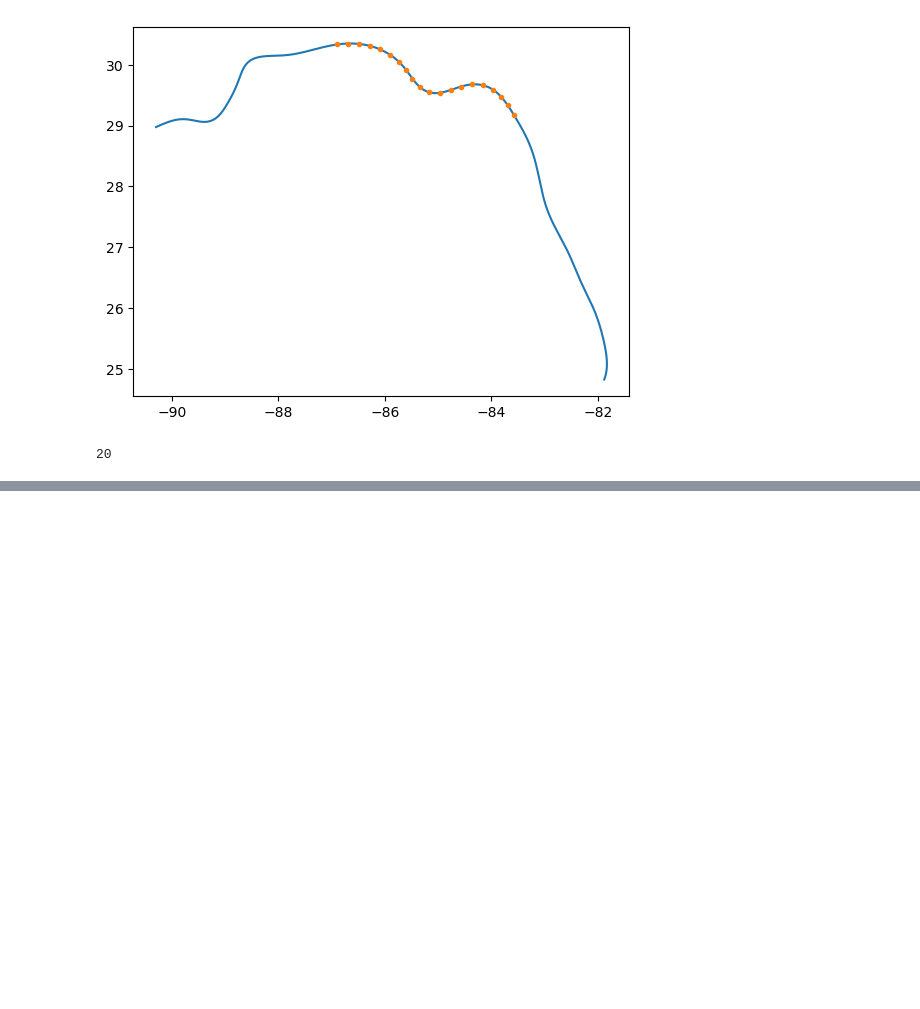
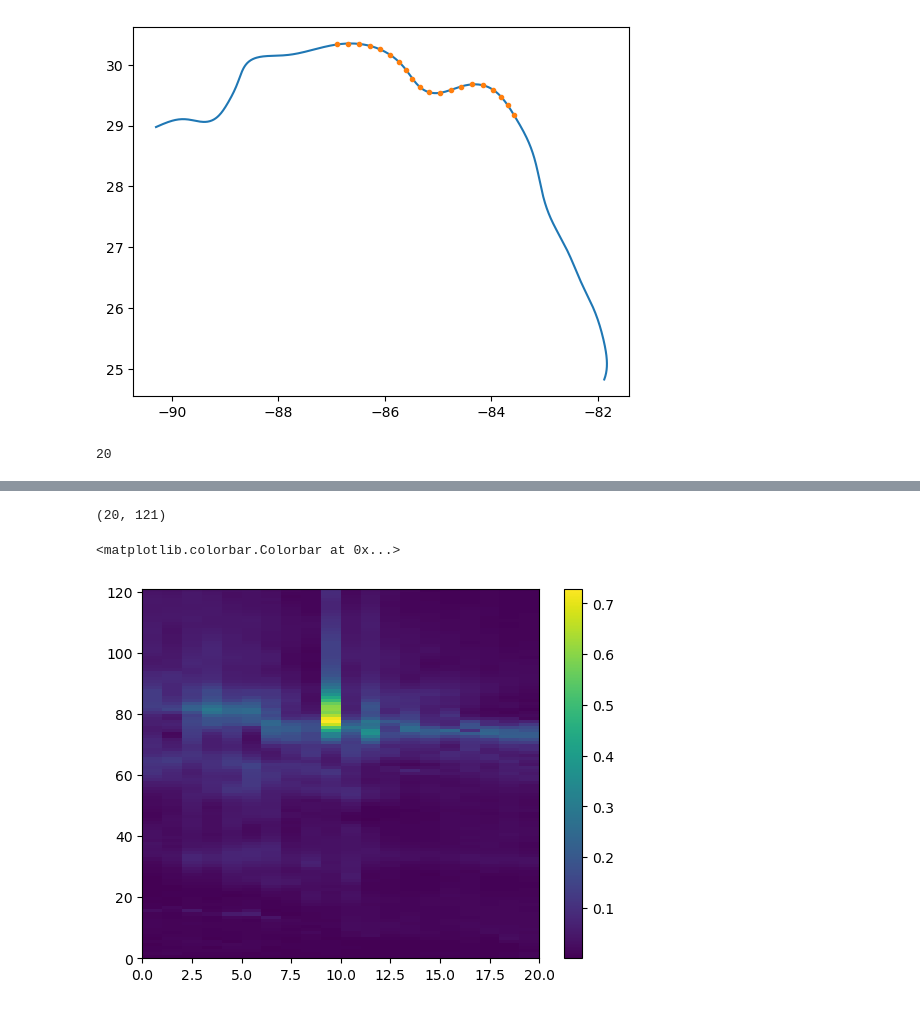
Before and after one commit to csherwood-usgs/NOPP_comparison, a Jupyter notebook: extract_eflux_on_contour.ipynb, the cells around one changed output, grey strips where cells are left out. Cells and saved outputs as stored; diff of their text form; code cells hidden in the pictures; blank space fills up the shorter version.

```diff
--- a/extract_eflux_on_contour.ipynb
+++ b/extract_eflux_on_contour.ipynb
@@ -95,10 +101,3 @@ def haversine(lon1, lat1, lon2, lat2, radius=6371.):
     c = 2 * np.arcsin(np.sqrt(a))
     km = radius * c
     return km
-# %%
-from scipy.spatial.distance import cdist
-from scipy.interpolate import interp2d
-
-for contour_point in contour_points:
-    clat, clon = contour_point
-    dists = haversine( clon, clat, np.ravel(df_his['lon_rho'].values), np.ravel(df_his['lat_rho'].values))
@@ -191,8 +103,0 @@ Coordinates:
-# %%
-# Calculate the along-contour distance
-contour_dist = np.zeros_like(contour15sp[:,0])
-for i in np.arange(2, len(contour15sp)):
-    contour_dist[i] = contour_dist[i-1] + \
-        haversine(contour15sp[i-1,1], contour15sp[i-1,0], contour15sp[i,1], contour15sp[i,0])
-
-print('contour15sp spacing: mean {:.1f}, min {:.1f} max {:.1f}'.format( np.mean(contour_dist), np.min(contour_dist), np.max(contour_dist) ) )
@@ -286,4 +103,0 @@ Text(0.5, 0, 'Along-contour distance (km)')
-# %%
-rows, cols = np.unravel_index(selected_idx, model_shape)
-for i, (r, c) in enumerate(zip(rows, cols)):
-    print(f"Flattened index {selected_idx[i]} → 2D index ({r}, {c})")
@@ -307,0 +115,14 @@ Flattened index 1599 → 2D index (39, 39)
+# %%
+# Bilinear interpolation function using pre-calculated distances
+def bilinear_interpolation(distances, values):
+    # Inverse of the distances as weights
+    weights = 1 / distances
+    total_weight = np.sum(weights)
+
+    # Normalize the weights to sum to 1
+    normalized_weights = weights / total_weight
+
+    # Perform bilinear interpolation as a weighted average of the h_near values
+    avg_value = np.sum(normalized_weights * values)
+
+    return avg_value
@@ -307,0 +229,8 @@ Flattened index 1599 → 2D index (39, 39)
+# %%
+print(np.shape(Hwave_avg))
+_ = plt.pcolormesh( (Hwave_max[:,:]-Hwave_min[:,]).T)
+plt.colorbar()
+# %% [output]
+(20, 121)
+<matplotlib.colorbar.Colorbar at 0x...>
+[figure, added]
```
Also changed, not shown: parts of 14 cells of this notebook.
